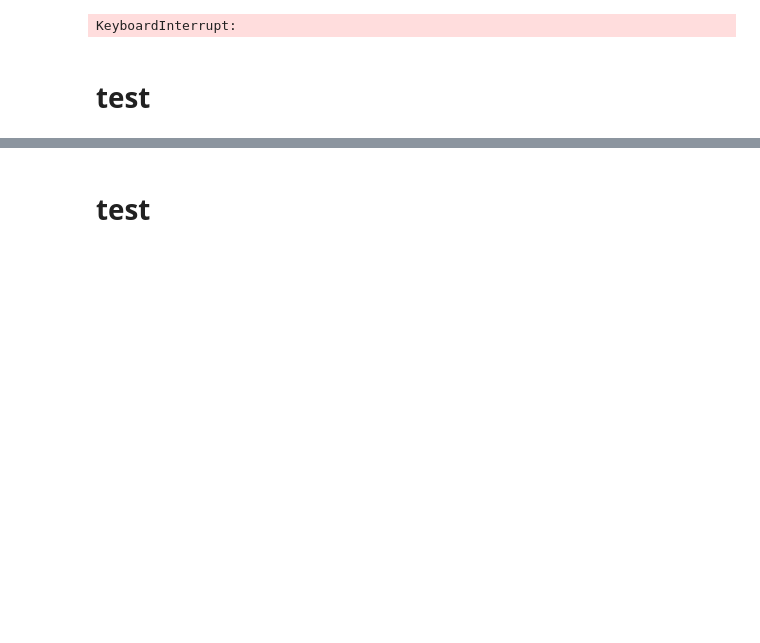
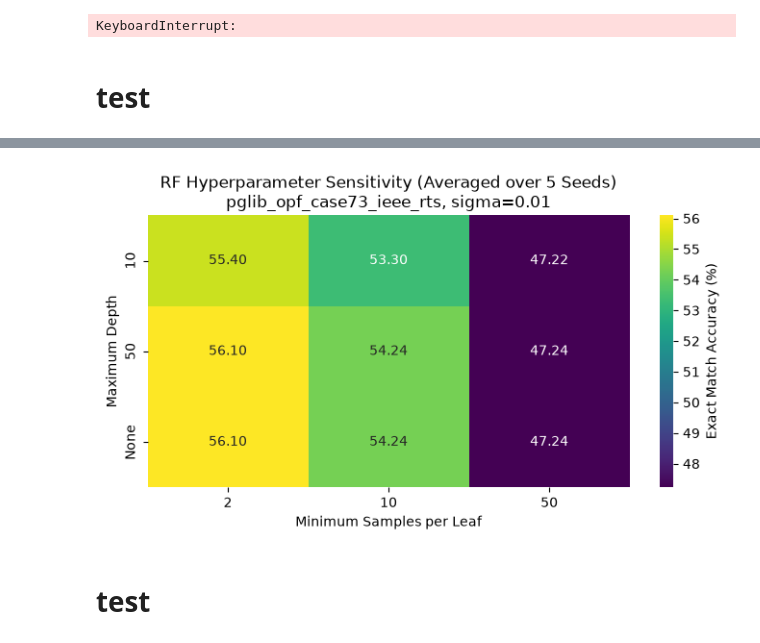
Before and after one commit to mdzalfirdausi/RF_DCOPF, a Jupyter notebook: DCOPF ML local.ipynb, the cells around one changed output, grey strips where cells are left out. Drawn from its saved outputs; the diff is of its cells as text; code cells hidden in the pictures; blank space fills up the shorter version.

```diff
--- a/DCOPF ML local.ipynb
+++ b/DCOPF ML local.ipynb
@@ -651,26 +664,33 @@ Running Seed: 42
 # %%
 import seaborn as sns
 import matplotlib.pyplot as plt
 
-# Group and average across seeds
+# 1. Group by max_depth and min_samples_leaf and average exact_match across all seeds
 summary_df = pilot_results_df.groupby(["max_depth", "min_samples_leaf"], as_index=False).agg(
-    exact_match_mean=("exact_match", "mean"),
-    mean_realized_depth=("mean_realized_depth", "mean")
+    exact_match_mean=("exact_match", "mean")
 )
 
-# Pivot for heatmap plotting
-heatmap_data = pilot_results_df.pivot(index="max_depth", columns="min_samples_leaf", values="exact_match") * 100
-# Reorder index properly
+# 2. Pivot the averaged summary data instead of the raw multi-seed dataframe
+heatmap_data = summary_df.pivot(index="max_depth", columns="min_samples_leaf", values="exact_match_mean") * 100
+
+# 3. Reorder index properly
 depth_order = ["10", "50", "None"]
 heatmap_data = heatmap_data.reindex([d for d in depth_order if d in heatmap_data.index])
 
+# 4. Plot the heatmap
 plt.figure(figsize=(7, 4))
 sns.heatmap(heatmap_data, annot=True, fmt=".2f", cmap="viridis", cbar_kws={'label': 'Exact Match Accuracy (%)'})
 plt.xlabel("Minimum Samples per Leaf")
 plt.ylabel("Maximum Depth")
-plt.title(f"RF Hyperparameter Sensitivity\n{case_name}, sigma={sigma_scaling}")
+plt.title(f"RF Hyperparameter Sensitivity (Averaged over 5 Seeds)\n{case_name}, sigma={sigma_scaling}")
 plt.tight_layout()
+
+figure_filename = f"./rf_sensitivity_results/{case_name}_sigma{sigma_scaling}_rf_depth_leaf_heatmap.pdf"
+plt.savefig(figure_filename, bbox_inches="tight")
+
 plt.show()
+# %% [output]
+[figure, added]
 # %% [markdown]
 # test
 # %%
```
Also changed, not shown: parts of 1 cell of this notebook, 2 other files.
